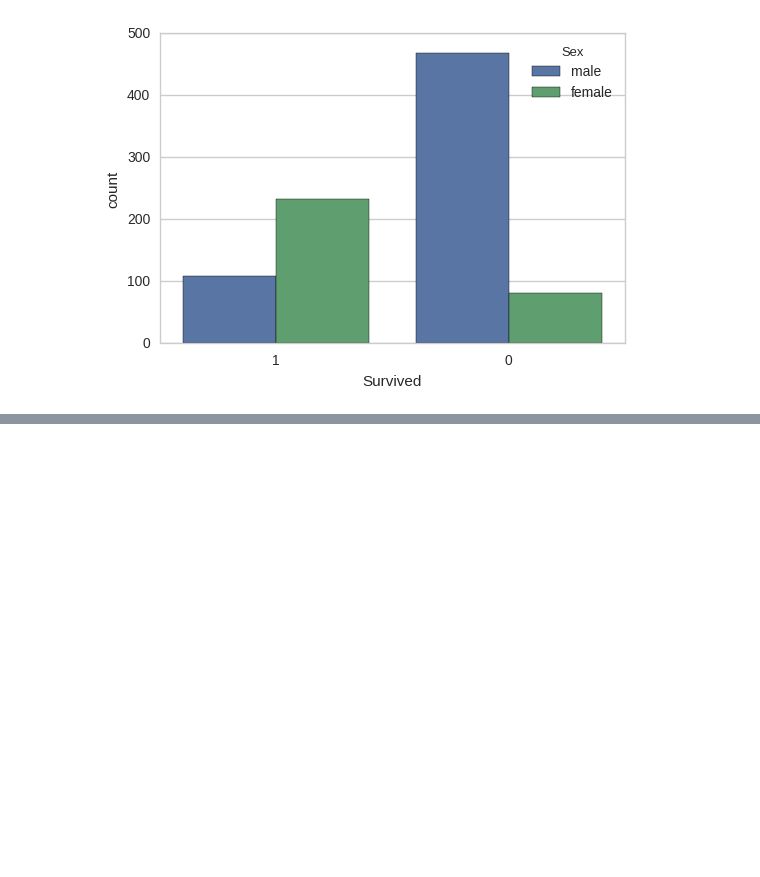
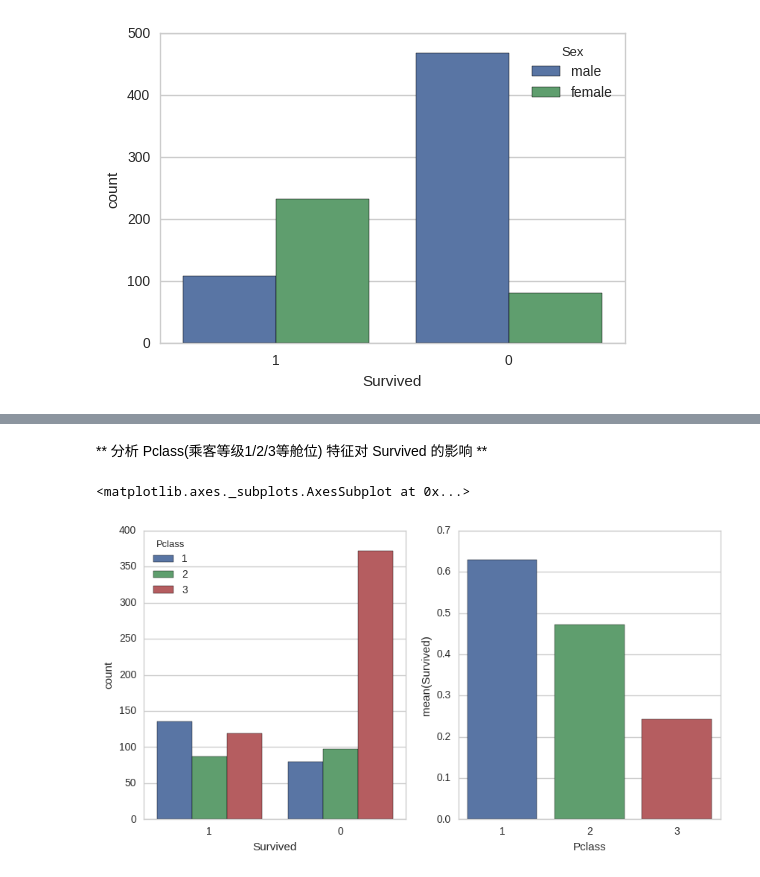
Before and after one commit to SunnyMarkLiu/Kaggle_Titanic, a Jupyter notebook: Analyse_Datasets.ipynb, the cells around one changed output, grey strips where cells are left out. Saved outputs shown, nothing was run; the diff lists cells and outputs as text; code cells hidden in the pictures; blank space fills up the shorter version.

```diff
--- a/Analyse_Datasets.ipynb
+++ b/Analyse_Datasets.ipynb
@@ -245,0 +358,12 @@ sns.countplot(x='Survived', hue='Sex', data=train_data, order=[1,0])
+# %% [markdown]
+**  分析 Pclass(乘客等级1/2/3等舱位) 特征对 Survived 的影响 **
+# %%
+fig, (axis1, axis2) = plt.subplots(1,2, figsize=(10,5))
+sns.countplot(x='Survived', hue='Pclass', data=train_data, order=[1, 0], ax=axis1)
+
+# average of survived for each Person(male, female, or child)
+person_perc = train_data[["Pclass", "Survived"]].groupby(['Pclass'],as_index=False).mean()
+sns.barplot(x='Pclass', y='Survived', data=person_perc, ax=axis2, order=[1,2,3])
+# %% [output]
+<matplotlib.axes._subplots.AxesSubplot at 0x...>
+[figure, added]
```
Also changed, not shown: parts of 23 cells of this notebook.
